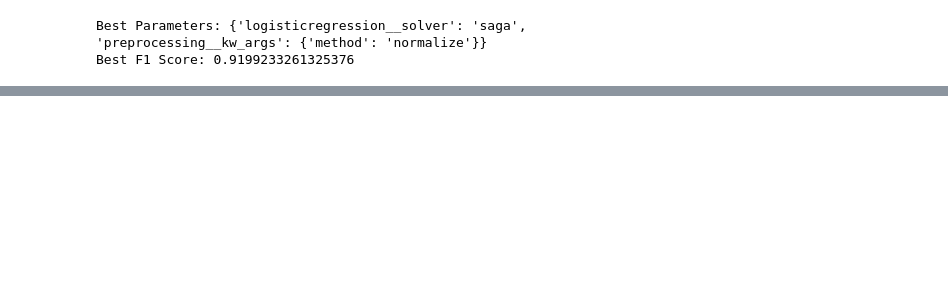
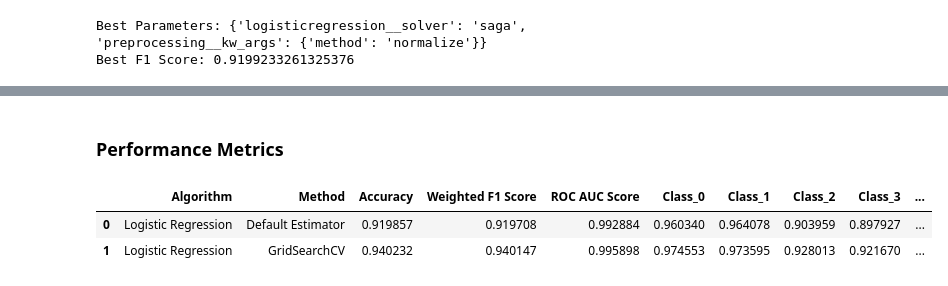
Before and after one commit to gaurangdave/mnist_digits_recognition, a Jupyter notebook: notebooks/02_transform_data.ipynb, the cells around one changed output, grey strips where cells are left out. Cells and saved outputs as stored; diff of their text form; code cells hidden in the pictures; blank space fills up the shorter version.

```diff
--- a/notebooks/02_transform_data.ipynb
+++ b/notebooks/02_transform_data.ipynb
@@ -337,3 +399,6 @@ array([[9.98707959e-01, 1.49557354e-17, 2.59762460e-08, ...,
         1.49089159e-03, 4.45086189e-03, 9.78397015e-01],
        [1.03342244e-07, 2.60385328e-06, 4.93467236e-05, ...,
         2.68431619e-01, 1.95409730e-03, 6.54151037e-02]])
+# %%
+## create/update comparison_df to compare metrics from all the models.
+comparison_df = update_model_comparison(probabilities, train_Y, "Logistic Regression", "Default Estimator")
@@ -577,0 +676,13 @@ Best F1 Score: 0.9199233261325376
+# %% [markdown]
+### Performance Metrics
+# %%
+## get probabilities
+grid_search_probabilities = grid_search.best_estimator_.predict_proba(train_X)
+# %%
+comparison_df = update_model_comparison(grid_search_probabilities, train_Y, "Logistic Regression", "GridSearchCV", comparison_df)
+# %%
+comparison_df
+# %% [output]
+|  | Algorithm | Method | Accuracy | Weighted F1 Score | ROC AUC Score | Class_0 | Class_1 | Class_2 | Class_3 | ... |
+| 0 | Logistic Regression | Default Estimator | 0.919857 | 0.919708 | 0.992884 | 0.960340 | 0.964078 | 0.903959 | 0.897927 | ... |
+| 1 | Logistic Regression | GridSearchCV | 0.940232 | 0.940147 | 0.995898 | 0.974553 | 0.973595 | 0.928013 | 0.921670 | ... |
```
Also changed, not shown: parts of 21 cells of this notebook.
